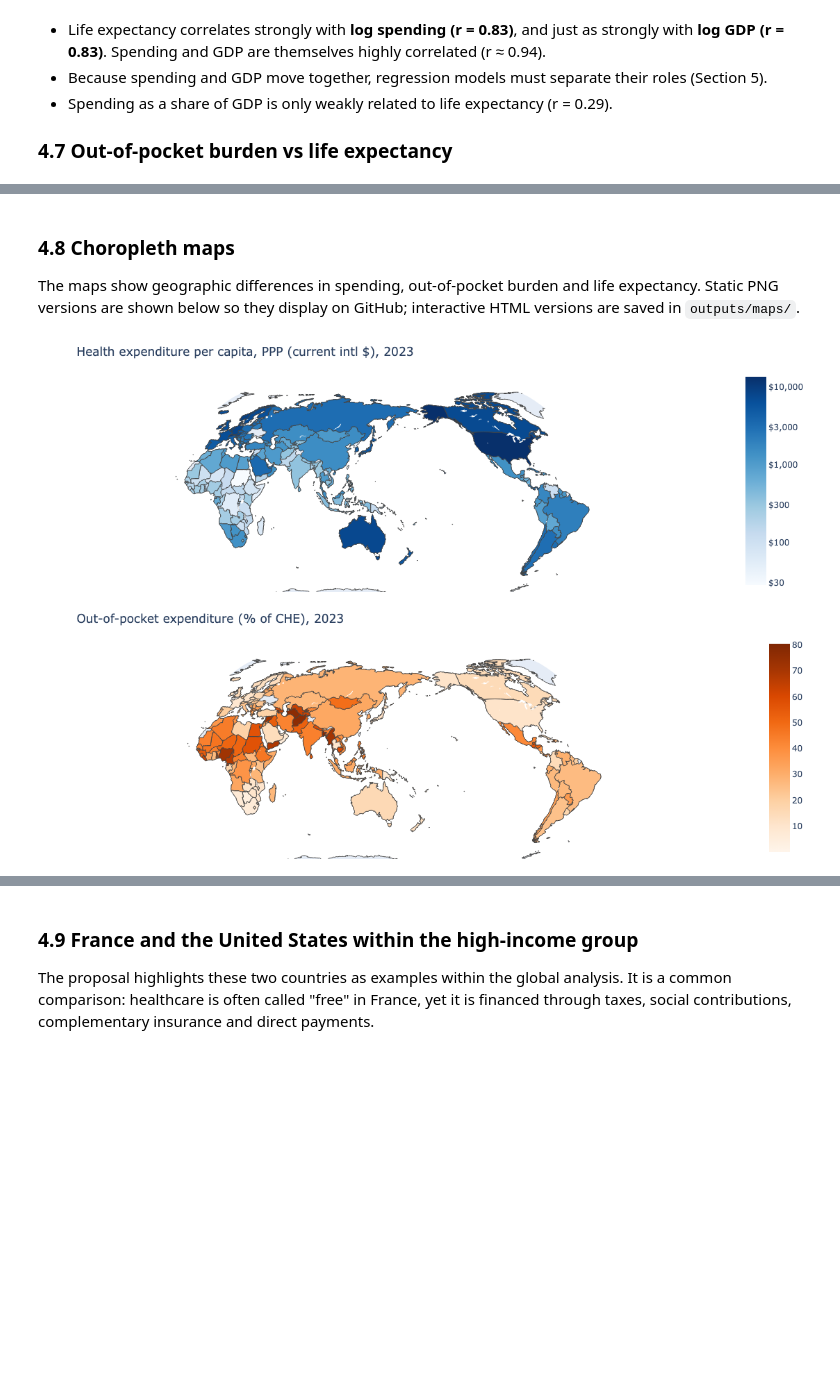
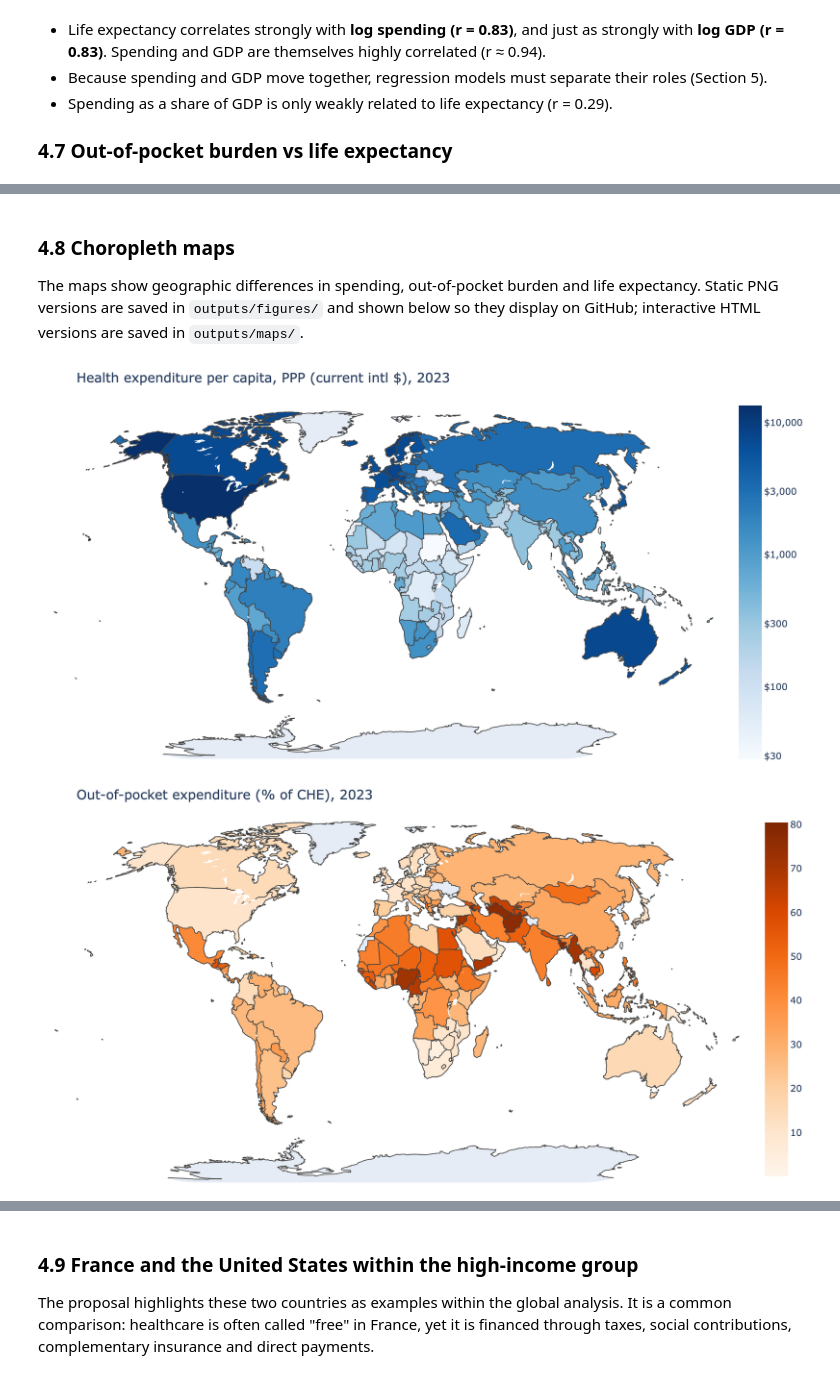
Before and after one commit to Manojkumal/Healthcare_Project, a Jupyter notebook: Healthcare_Spending_Life_Expectancy.ipynb, the cells around one changed output, grey strips where cells are left out. Drawn from its saved outputs; the diff is of its cells as text; code cells hidden in the pictures; blank space fills up the shorter version.

Commit message:
Add patch fixes and figure description, re-run notebook

```diff
--- a/Healthcare_Spending_Life_Expectancy.ipynb
+++ b/Healthcare_Spending_Life_Expectancy.ipynb
@@ -744,7 +766,7 @@ save(fig, "fig07_oop_vs_life_exp.png")
 # %% [markdown]
 ### 4.8 Choropleth maps
 
-The maps show geographic differences in spending, out-of-pocket burden and life expectancy. Static PNG versions are shown below so they display on GitHub; interactive HTML versions are saved in `outputs/maps/`.
+The maps show geographic differences in spending, out-of-pocket burden and life expectancy. Static PNG versions are saved in `outputs/figures/` and shown below so they display on GitHub; interactive HTML versions are saved in `outputs/maps/`.
 # %%
 
 map_specs = [
@@ -764,34 +786,42 @@ for v, scale, logc in map_specs:
         hover_name="country",
         hover_data={v: ":,.1f", "iso3": False, "color": False},
         color_continuous_scale=scale,
         title=f"{LABELS[v]}, {LATEST}"
     )
 
     if logc:
         ticks = [30, 100, 300, 1000, 3000, 10000]
         fig.update_coloraxes(
             colorbar=dict(
                 tickvals=np.log10(ticks),
                 ticktext=[f"${t:,}" for t in ticks],
                 title=""
             )
         )
     else:
         fig.update_coloraxes(colorbar_title="")
 
     fig.update_layout(
         margin=dict(l=0, r=0, t=40, b=0),
         geo=dict(showframe=False, projection_type="natural earth")
     )
 
     # Save interactive HTML map
     fig.write_html(
         MAP_DIR / f"map_{v}_{LATEST}.html",
         include_plotlyjs=True
     )
 
-    # Display map directly in the notebook
-    fig.show()
+    # Save a static PNG (displays on GitHub) and show it
+    png = FIG_DIR / f"map_{v}_{LATEST}.png"
+    for attempt in range(4):              # kaleido's headless browser occasionally fails to start; retry
+        try:
+            fig.write_image(png, width=1000, height=520, scale=2)
+            break
+        except Exception:
+            if attempt == 3:
+                raise
+    display(Image(filename=png, width=800))
 # %% [output]
-[figure, old version]
+[figure, new version]
-[figure, old version]
+[figure, new version]
```
Also changed, not shown: parts of 37 cells of this notebook, 40 other files.
